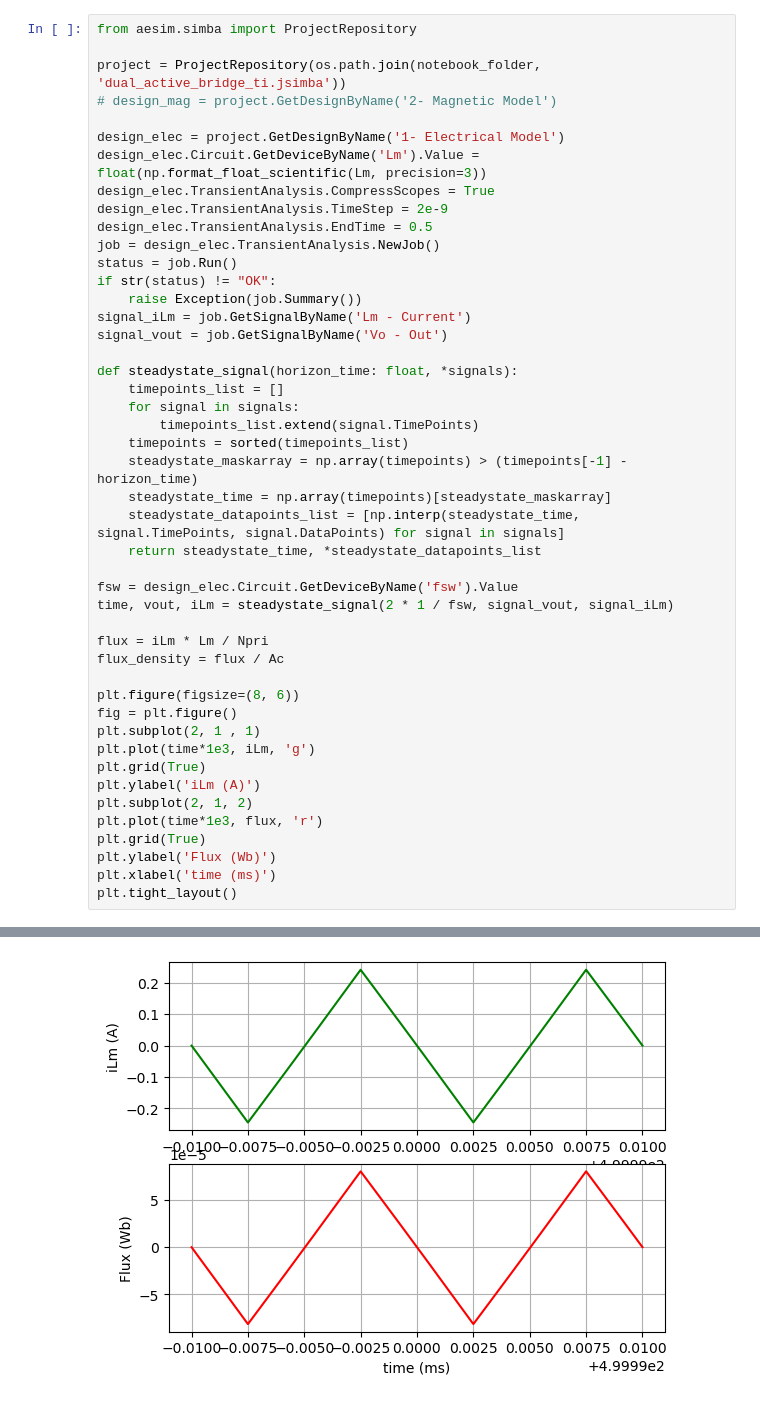
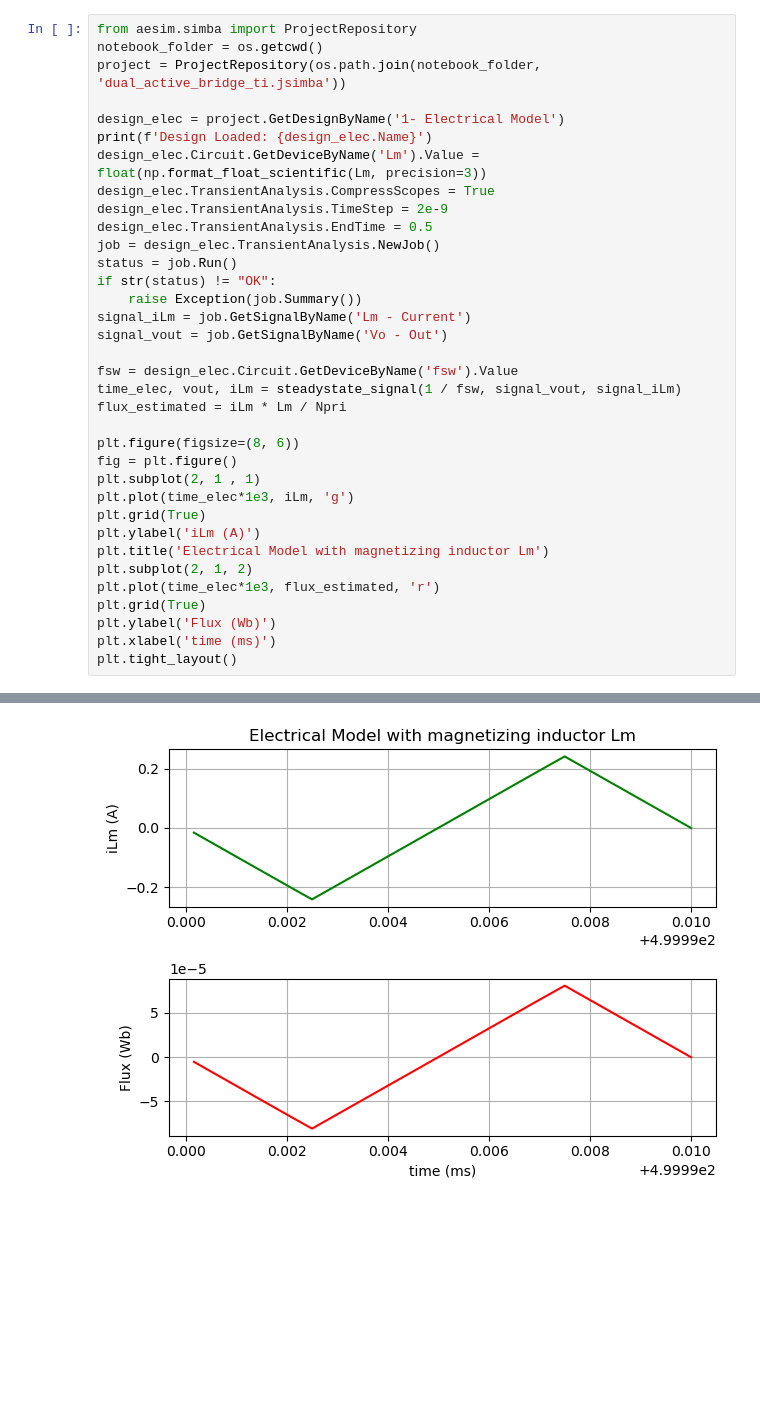
Before and after one commit to aesim-tech/simba-python-examples, a Jupyter notebook: 47. Magnetic Loss in DAB/compute_loss.ipynb, the cells around one changed output, grey strips where cells are left out. Drawn from its saved outputs; the diff is of its cells as text; blank space fills up the shorter version.

Commit message:
magnetic loss computation OK

```diff
--- a/47. Magnetic Loss in DAB/compute_loss.ipynb
+++ b/47. Magnetic Loss in DAB/compute_loss.ipynb
@@ -102,10 +126,10 @@ Magnetizing inductor: 8.00 mH
 # %%
 from aesim.simba import ProjectRepository
-
+notebook_folder = os.getcwd()
 project = ProjectRepository(os.path.join(notebook_folder, 'dual_active_bridge_ti.jsimba'))
-# design_mag = project.GetDesignByName('2- Magnetic Model')
 
 design_elec = project.GetDesignByName('1- Electrical Model')
+print(f'Design Loaded: {design_elec.Name}')
 design_elec.Circuit.GetDeviceByName('Lm').Value = float(np.format_float_scientific(Lm, precision=3))
 design_elec.TransientAnalysis.CompressScopes = True
 design_elec.TransientAnalysis.TimeStep = 2e-9
@@ -117,30 +141,19 @@ if str(status) != "OK":
 signal_iLm = job.GetSignalByName('Lm - Current')
 signal_vout = job.GetSignalByName('Vo - Out')
 
-def steadystate_signal(horizon_time: float, *signals):
-    timepoints_list = []
-    for signal in signals:
-        timepoints_list.extend(signal.TimePoints)
-    timepoints = sorted(timepoints_list)
-    steadystate_maskarray = np.array(timepoints) > (timepoints[-1] - horizon_time)
-    steadystate_time = np.array(timepoints)[steadystate_maskarray]
-    steadystate_datapoints_list = [np.interp(steadystate_time, signal.TimePoints, signal.DataPoints) for signal in signals]
-    return steadystate_time, *steadystate_datapoints_list
-
 fsw = design_elec.Circuit.GetDeviceByName('fsw').Value
-time, vout, iLm = steadystate_signal(2 * 1 / fsw, signal_vout, signal_iLm)
-
-flux = iLm * Lm / Npri
-flux_density = flux / Ac
+time_elec, vout, iLm = steadystate_signal(1 / fsw, signal_vout, signal_iLm)
+flux_estimated = iLm * Lm / Npri
 
 plt.figure(figsize=(8, 6))
 fig = plt.figure()
 plt.subplot(2, 1 , 1)
-plt.plot(time*1e3, iLm, 'g')
+plt.plot(time_elec*1e3, iLm, 'g')
 plt.grid(True)
 plt.ylabel('iLm (A)')
+plt.title('Electrical Model with magnetizing inductor Lm')
 plt.subplot(2, 1, 2)
-plt.plot(time*1e3, flux, 'r')
+plt.plot(time_elec*1e3, flux_estimated, 'r')
 plt.grid(True)
 plt.ylabel('Flux (Wb)')
 plt.xlabel('time (ms)')
@@ -150,2 +163,2 @@ Text(0.5, 0, 'time (ms)')
 <Figure size 800x600 with 0 Axes>
-[figure, old version]
+[figure, new version]
```
Also changed, not shown: parts of 19 cells of this notebook, 4 other files.
